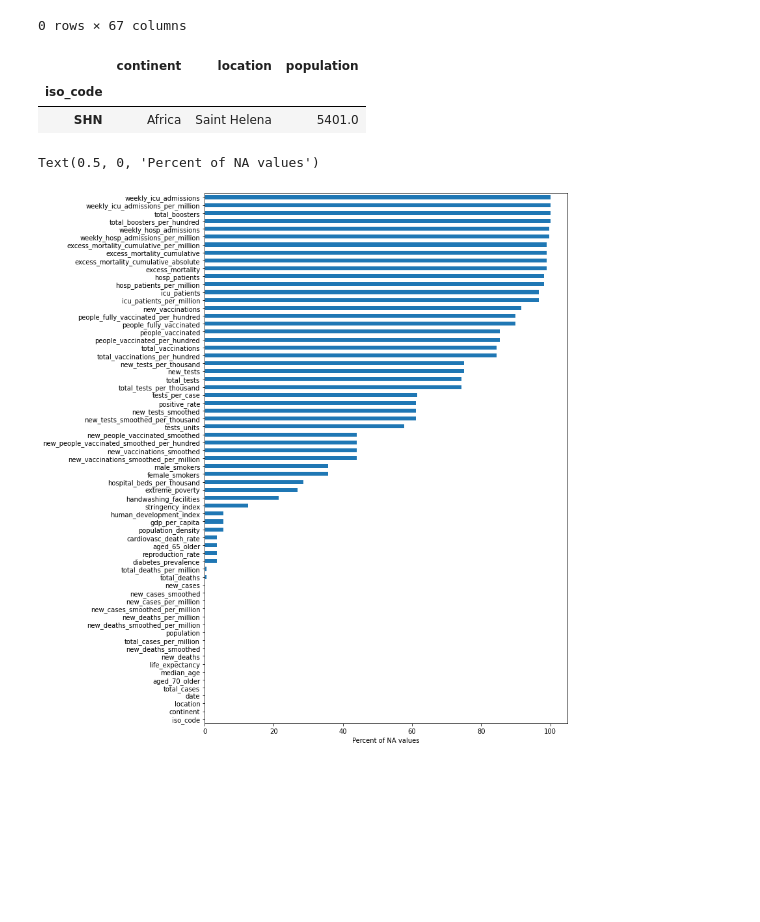
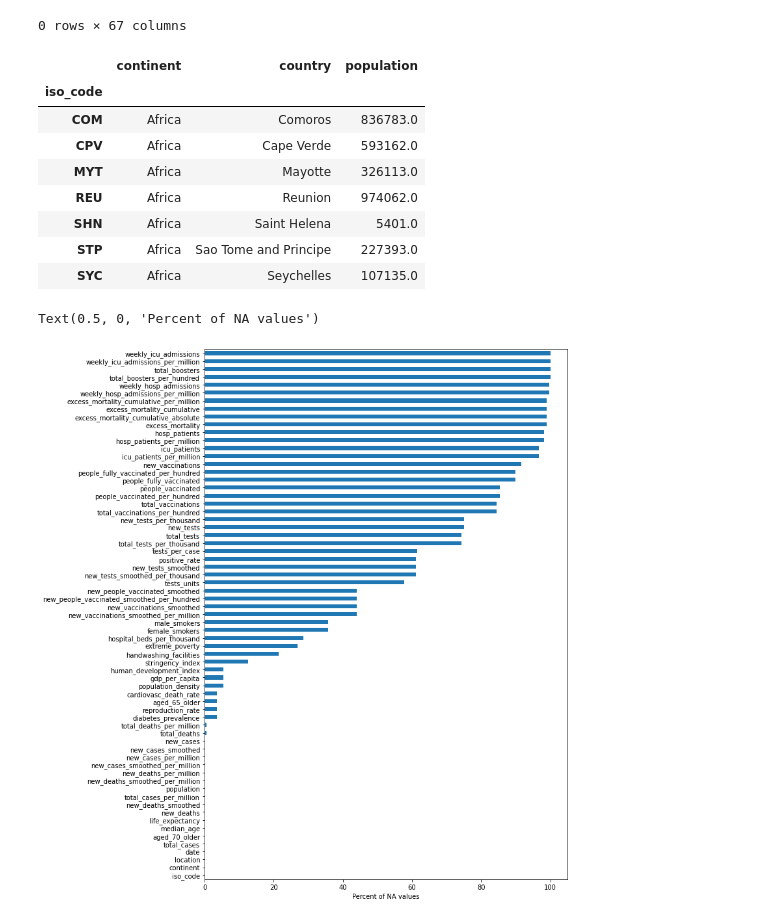
Before and after one commit to f-krause/veda_23_covid_dashboard, a Jupyter notebook: EDA.ipynb, the cells around one changed output. Saved outputs shown, nothing was run; the diff lists cells and outputs as text; code cells hidden in the pictures; blank space fills up the shorter version.

```diff
--- a/EDA.ipynb
+++ b/EDA.ipynb
@@ -14,6 +14,9 @@ df = pd.read_csv("data/owid-covid-data.csv", parse_dates=["date"])
 df = df[(df.continent == "Africa") | (df.iso_code == "OWID_AFR")]
 df = df.rename(columns={"location": "country"})
 
+# Remove small countries
+df = df[~(df.population < 10_000)]
+
 # Select only timeframe
 df = df[df.date < "2021-11"]
 df = df["2020-11" < df.date]
@@ -192,11 +195,17 @@ df[df.continent.isna()]
 # df.iso_code.isin(small_countries)
 # %%
 # Exklude very small countries
-df[df.population < 6000].groupby("iso_code").nth(0)[["continent", "location", "population"]]
+df[df.population < 1_000_000].groupby("iso_code").nth(0)[["continent", "country", "population"]]
 # %% [output]
-|  | continent | location | population |
+|  | continent | country | population |
 | iso_code |  |  |  |
+| COM | Africa | Comoros | 836783.0 |
+| CPV | Africa | Cape Verde | 593162.0 |
+| MYT | Africa | Mayotte | 326113.0 |
+| REU | Africa | Reunion | 974062.0 |
 | SHN | Africa | Saint Helena | 5401.0 |
+| STP | Africa | Sao Tome and Principe | 227393.0 |
+| SYC | Africa | Seychelles | 107135.0 |
 # %%
 # Drop very small countries
 df = df[df.population > 6000]
```
Also changed, not shown: parts of 2 cells of this notebook, 5 other files.
